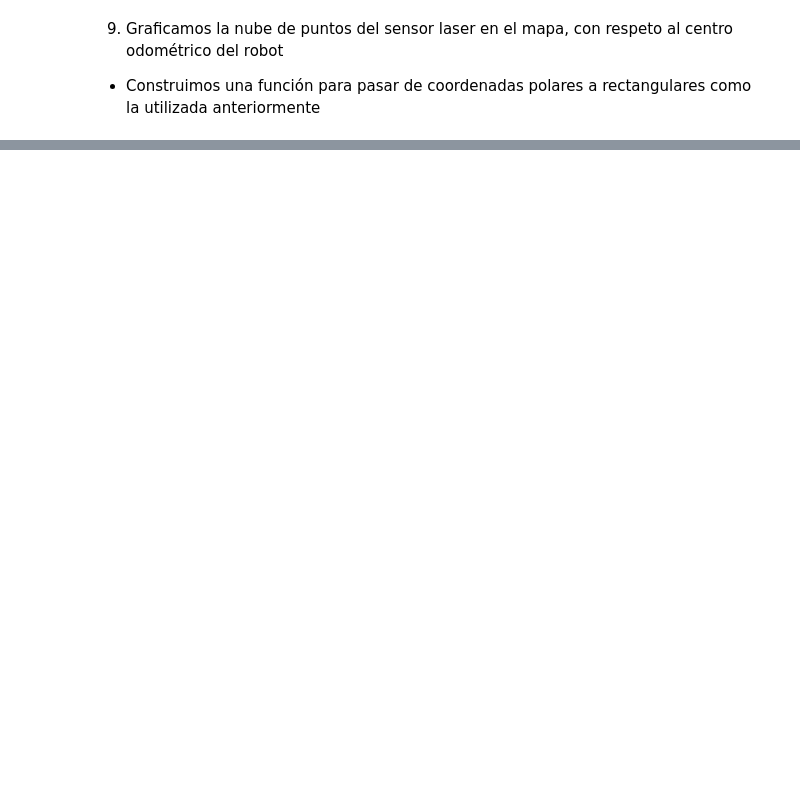
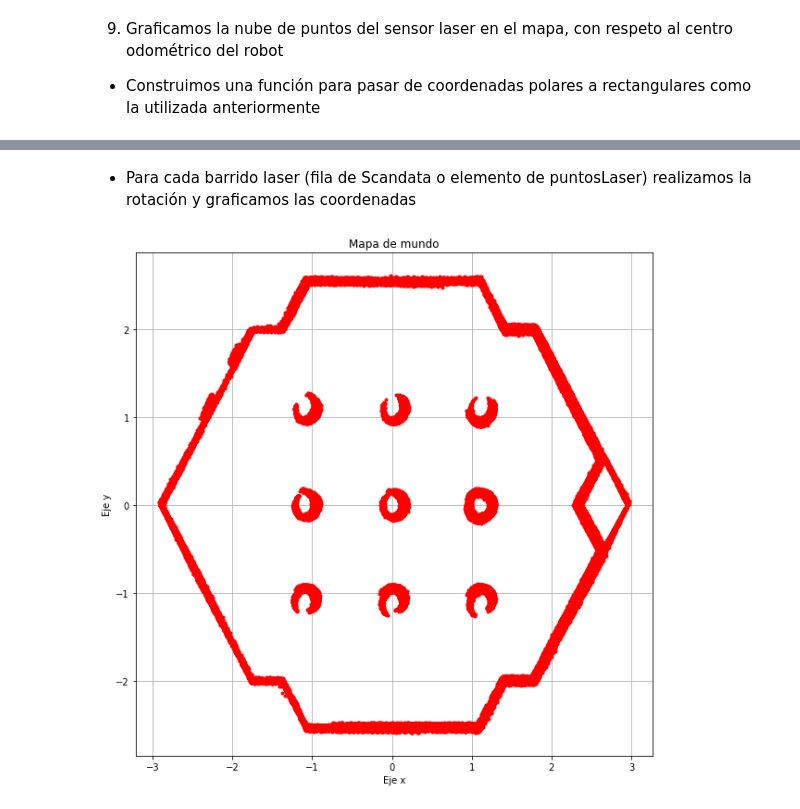
Before and after one commit to matias-dogliani/robotic_repo, a Jupyter notebook: Tp3/tp3.ipynb, the cells around one changed output, grey strips where cells are left out. Cells and saved outputs as stored; diff of their text form; code cells hidden in the pictures; blank space fills up the shorter version.

```diff
--- a/Tp3/tp3.ipynb
+++ b/Tp3/tp3.ipynb
@@ -185,0 +173,4 @@ def Polars2Recs(res,vec):   #Vec con coord polares a vec con cord rec
+# %%
+puntosLaser = []
+for n in range(len(Scandata[0])):
+    puntosLaser.append(Scandata.loc[n,1:]) #Todos los puntos de la fila j menos el de tiempo
@@ -185,0 +207,37 @@ def Polars2Recs(res,vec):   #Vec con coord polares a vec con cord rec
+# %%
+def composicion(puntos,near_i,j):
+    axLaser = []
+    ayLaser = []
+    RES = 2 *np.pi / 360
+    for i,rho in enumerate(puntos):
+        if(rho < 3.5):
+            x ,y = polar2rec(rho,RES*i)
+            p_L = np.array([[x], [y], [0], [1]])
+            O_A_L = np.array([[np.cos(Odomdata[3][near_i[j]]),
+                -np.sin(Odomdata[3][near_i[j]]), 0 , Odomdata[1][near_i[j]]],
+                        [np.sin(Odomdata[3][near_i[j]]), np.cos(Odomdata[3][near_i[j]]), 0
+                        ,Odomdata[2][near_i[j]]],
+                        [0, 0, 1 ,0],
+                        [0,0, 0 ,1]])
+
+            r=np.matmul(O_A_L,p_L)
+
+            axLaser.append(r[0])
+            ayLaser.append(r[1])
+
+    return axLaser, ayLaser        #el punto p en el sistema de referencia o (odometria )
+# %% [markdown]
+* Para cada barrido laser (fila de Scandata o elemento de puntosLaser) realizamos la rotación y graficamos las coordenadas
+# %%
+plt.figure(10,figsize = (10,10))
+plt.title("Mapa de mundo")
+plt.xlabel("Eje x")
+plt.ylabel("Eje y")
+plt.grid("true")
+for j in range(len(puntosLaser)):
+    x,y = composicion(puntosLaser[j],near_i,j)
+    plt.plot(x,y,linestyle="",
+             marker = '.',color = "red",)
+plt.savefig("./imgs/construccion_mapa.png")
+# %% [output]
+[figure, added]
```
Also changed, not shown: parts of 11 cells of this notebook, 4 other files.
